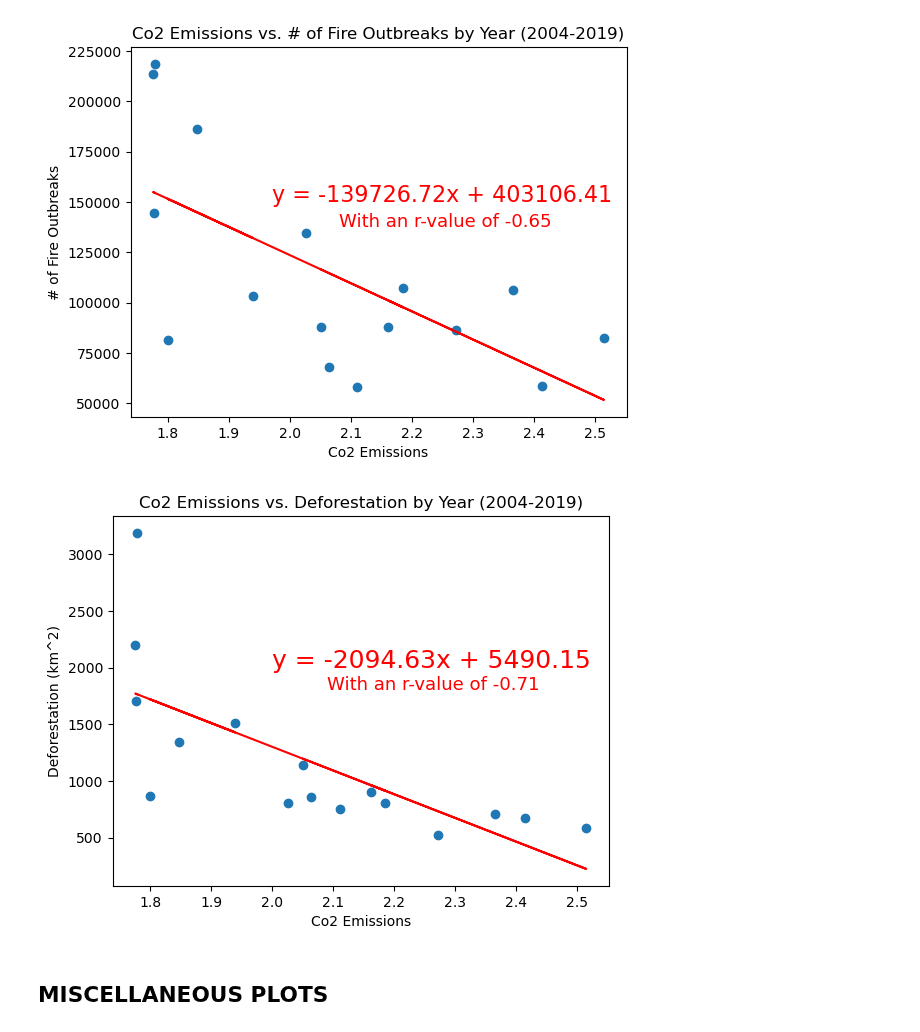
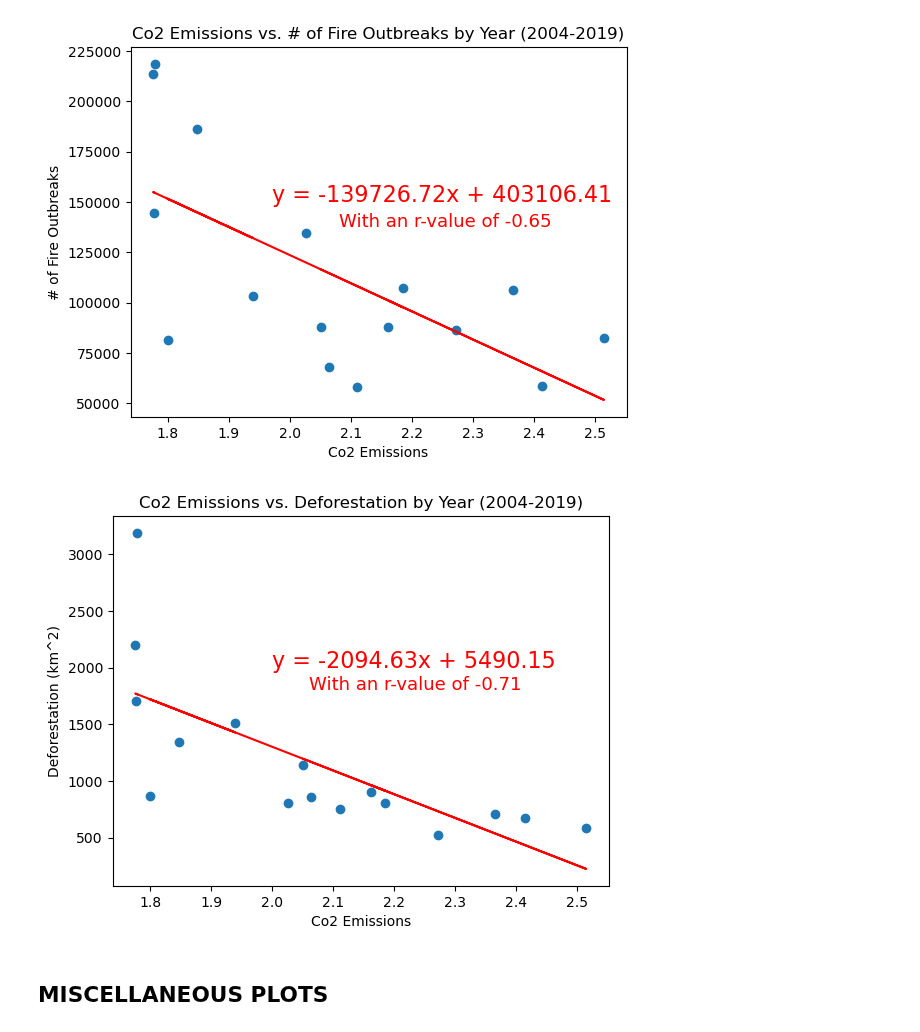
Before and after one commit to Xthe23/Amazon-Deforestation-and-CO2-Emissions, a Jupyter notebook: main.ipynb, the cells around one changed output. Saved outputs shown, nothing was run; the diff lists cells and outputs as text; code cells hidden in the pictures.

Commit message:
Added more comments and made scatter plots more uniform

```diff
--- a/main.ipynb
+++ b/main.ipynb
@@ -241,28 +244,28 @@ plt.show()
 # %%
 #-------------------------------------------------------------
 #              CO2 EMISSIONS VS DEFORESTATION
 #-------------------------------------------------------------
 
 # Finding values for our linear regression and the resulting fit
 slope, intercept, rvalue, pvalue, stderr = st.linregress(emissions_mean,deforestation_mean)
 fit = slope * emissions_mean + intercept
 
 # Creating annotated information
 line_eq = f'y = {str(round(slope,2))}x + {str(round(intercept,2))}'
 r_value = f'With an r-value of {round(st.pearsonr(emissions_mean, deforestation_mean)[0], 2)}'
 
 # Plotting and formatting our comparison data
 plt.scatter(emissions_mean, deforestation_mean)
 plt.xlabel('Co2 Emissions')
 plt.ylabel('Deforestation (km^2)')
 plt.title('Co2 Emissions vs. Deforestation by Year (2004-2019)')
 plt.plot(emissions_mean, fit, '-', color='r')
-plt.annotate(line_eq, (2.0, 2000), color = 'r', fontsize = 18)
-plt.annotate(r_value, (2.09, 1800), color = 'r', fontsize = 13)
+plt.annotate(line_eq, (2.0, 2000), color = 'r', fontsize = 16)
+plt.annotate(r_value, (2.06, 1800), color = 'r', fontsize = 13)
 
 plt.show()
 # %% [output]
-[figure, old version]
+[figure, new version]
 # %% [markdown]
 MISCELLANEOUS PLOTS
 --------------------
```
Also changed, not shown: parts of 1 cell of this notebook.
